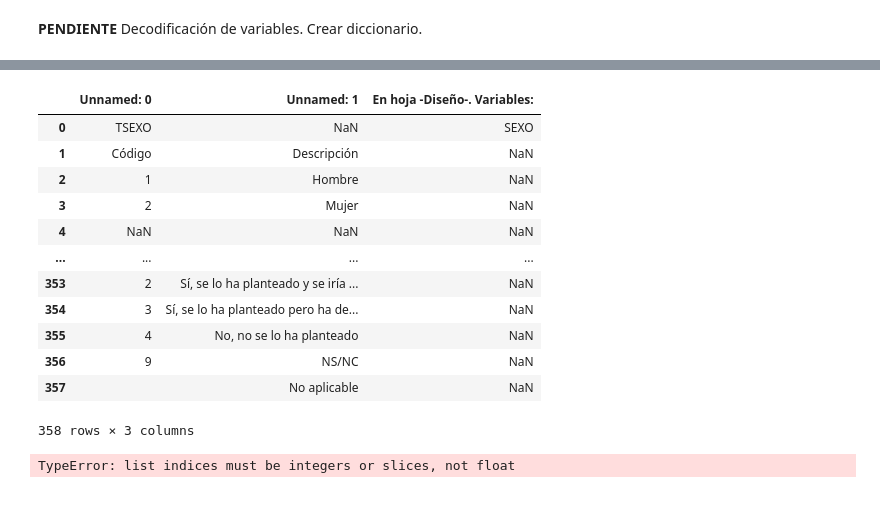
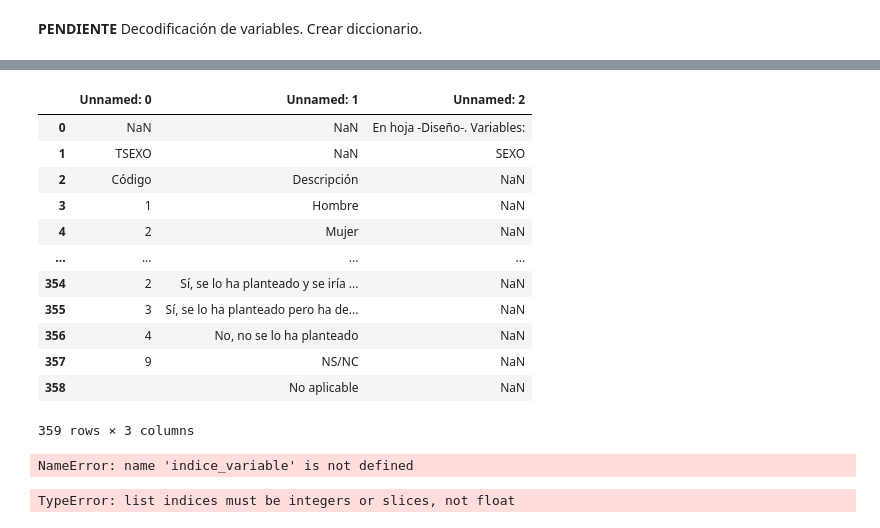
Before and after one commit to BeatrizGD/Students-Employability-Exploratory-Data-Analysis, a Jupyter notebook: src/main.ipynb, the cells around one changed output, grey strips where cells are left out. Saved outputs shown, nothing was run; the diff lists cells and outputs as text; code cells hidden in the pictures.

```diff
--- a/src/main.ipynb
+++ b/src/main.ipynb
@@ -234,18 +236,22 @@ hoja_nombre
 # %%
-df_codificacion = pd.read_excel('data/dr_EILU_2019.xlsx', sheet_name=hoja_nombre,header=3)
+df_codificacion = pd.read_excel('data/dr_EILU_2019.xlsx', sheet_name=hoja_nombre,header=2)
 df_codificacion
 #info_variable = df_codificacion.loc[df_codificacion.iloc[:, 0] == variable, [0, 1]]
 # %% [output]
-|  | Unnamed: 0 | Unnamed: 1 | En hoja -Diseño-. Variables: |
-| 0 | TSEXO | NaN | SEXO |
-| 1 | Código | Descripción | NaN |
-| 2 | 1 | Hombre | NaN |
-| 3 | 2 | Mujer | NaN |
-| 4 | NaN | NaN | NaN |
+|  | Unnamed: 0 | Unnamed: 1 | Unnamed: 2 |
+| 0 | NaN | NaN | En hoja -Diseño-. Variables: |
+| 1 | TSEXO | NaN | SEXO |
+| 2 | Código | Descripción | NaN |
+| 3 | 1 | Hombre | NaN |
+| 4 | 2 | Mujer | NaN |
 | ... | ... | ... | ... |
-| 353 | 2 | Sí, se lo ha planteado y se iría ... | NaN |
-| 354 | 3 | Sí, se lo ha planteado pero ha de... | NaN |
-| 355 | 4 | No, no se lo ha planteado | NaN |
-| 356 | 9 | NS/NC | NaN |
-| 357 |  | No aplicable | NaN |
+| 354 | 2 | Sí, se lo ha planteado y se iría ... | NaN |
+| 355 | 3 | Sí, se lo ha planteado pero ha de... | NaN |
+| 356 | 4 | No, no se lo ha planteado | NaN |
+| 357 | 9 | NS/NC | NaN |
+| 358 |  | No aplicable | NaN |
-358 rows × 3 columns
+359 rows × 3 columns
+# %%
+nombre_variable = df_codificacion.iloc[indice_variable, 0]
+# %% [output]
+NameError: name 'indice_variable' is not defined
```
Also changed, not shown: parts of 18 cells of this notebook, 2 other files.
